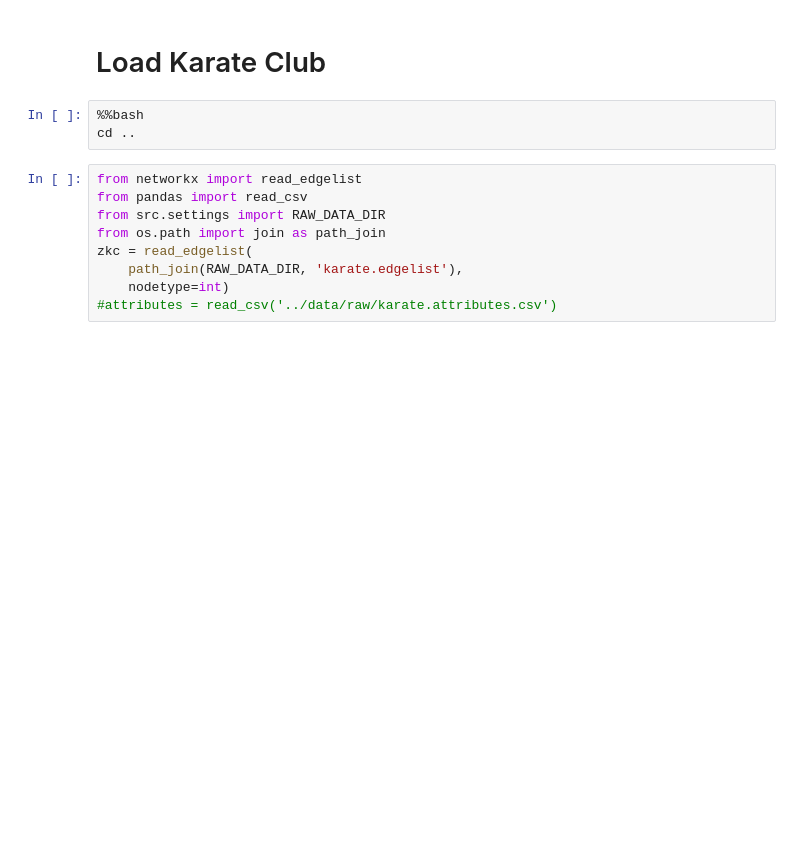
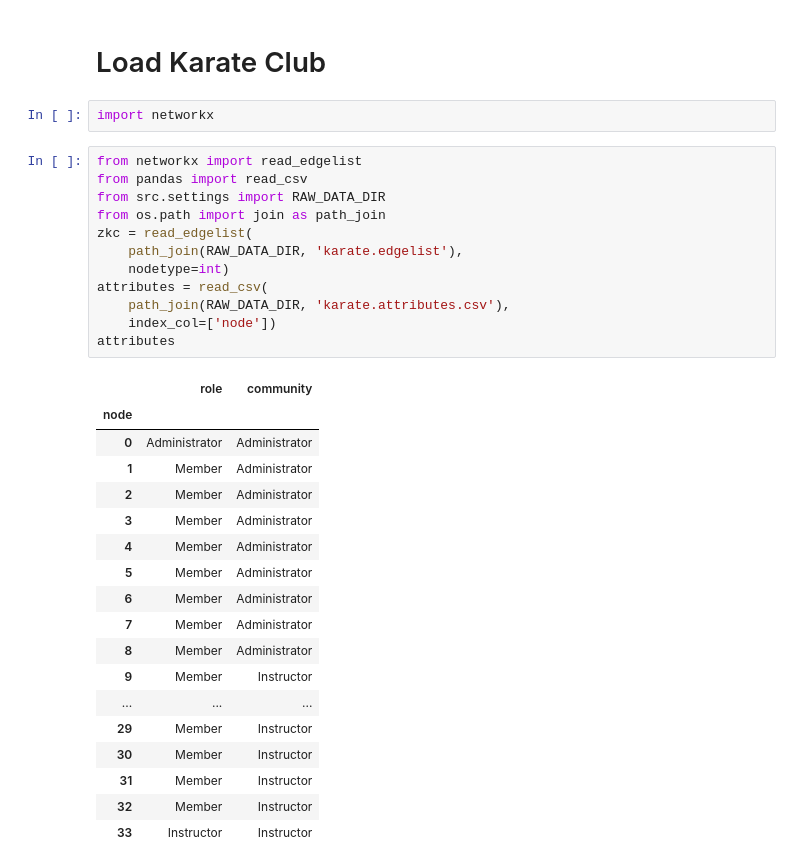
Before and after one commit to TobiasSkovgaardJepsen/gcn, a Jupyter notebook: notebooks/2-tsj-community-prediction-in-zacharys-karate-club-with-deep-walk.ipynb, the cells around one changed output. Drawn from its saved outputs; the diff is of its cells as text; blank space fills up the shorter version.

```diff
--- a/notebooks/2-tsj-community-prediction-in-zacharys-karate-club-with-deep-walk.ipynb
+++ b/notebooks/2-tsj-community-prediction-in-zacharys-karate-club-with-deep-walk.ipynb
@@ -1,16 +1,37 @@
 # %% [markdown]
 #  Load Karate Club
-# %%
-%%bash
-cd ..
+# %%
+import networkx
 # %%
 from networkx import read_edgelist
 from pandas import read_csv
 from src.settings import RAW_DATA_DIR
 from os.path import join as path_join
 zkc = read_edgelist(
     path_join(RAW_DATA_DIR, 'karate.edgelist'),
     nodetype=int)
-#attributes = read_csv('../data/raw/karate.attributes.csv')
+attributes = read_csv(
+    path_join(RAW_DATA_DIR, 'karate.attributes.csv'),
+    index_col=['node'])
+attributes
+# %% [output]
+|  | role | community |
+| node |  |  |
+| 0 | Administrator | Administrator |
+| 1 | Member | Administrator |
+| 2 | Member | Administrator |
+| 3 | Member | Administrator |
+| 4 | Member | Administrator |
+| 5 | Member | Administrator |
+| 6 | Member | Administrator |
+| 7 | Member | Administrator |
+| 8 | Member | Administrator |
+| 9 | Member | Instructor |
+| ... | ... | ... |
+| 29 | Member | Instructor |
+| 30 | Member | Instructor |
+| 31 | Member | Instructor |
+| 32 | Member | Instructor |
+| 33 | Instructor | Instructor |
 # %%
 from src.features.deep_walk import DeepWalk
```
Also changed, not shown: parts of 3 cells of this notebook, 2 other files.
